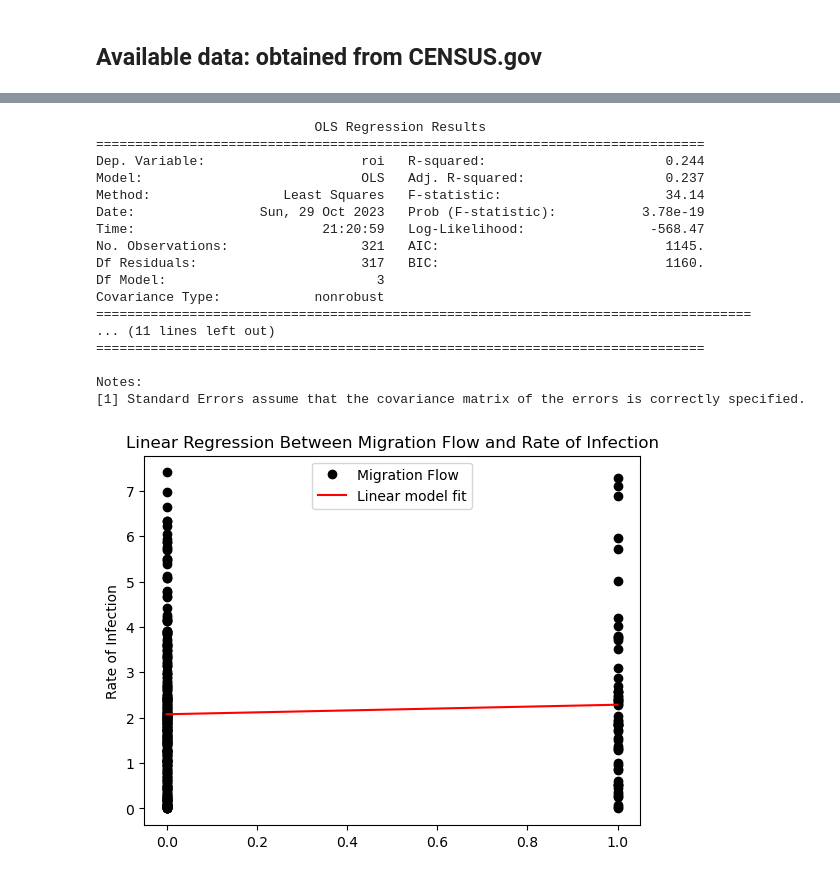
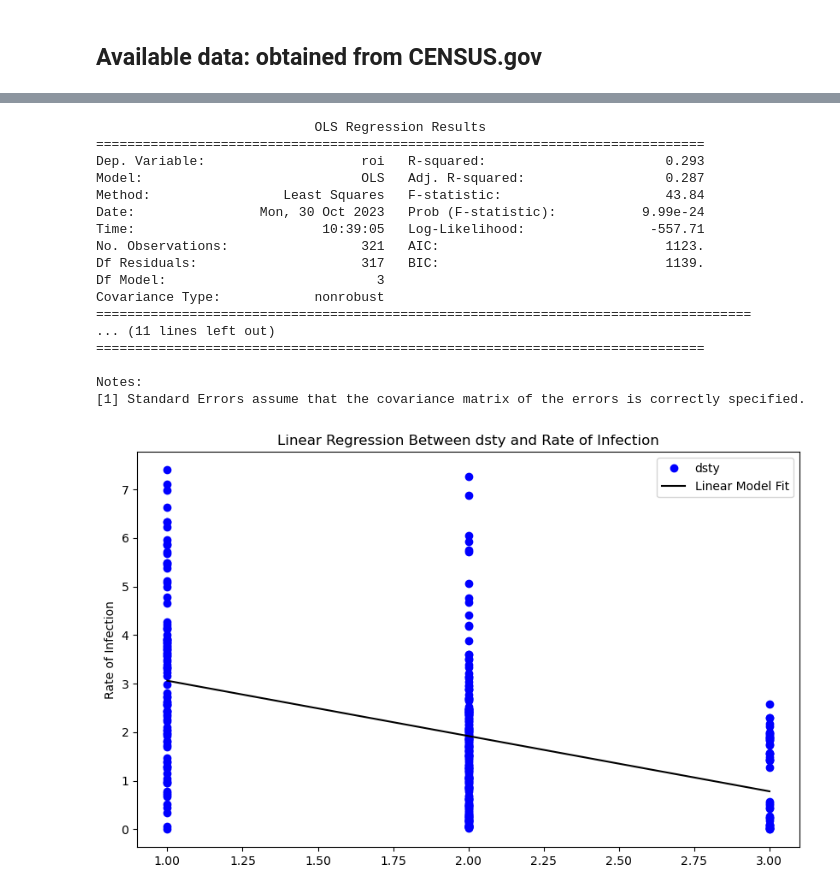
Before and after one commit to BeltranVV/Project1, a Jupyter notebook: Project.ipynb, the cells around one changed output, grey strips where cells are left out. Saved outputs shown, nothing was run; the diff lists cells and outputs as text; code cells hidden in the pictures.

```diff
--- a/Project.ipynb
+++ b/Project.ipynb
@@ -93,0 +59,14 @@ Average Mig Flow: 142.09657320872273
+# %%
+#high density pop?
+average_densty = sum_cases_by_county['population density'].mean()
+print(average_densty)
+window_size = 60 #adjustable
+def categorize_densty(popdens):
+    if popdens <= (average_densty - window_size):
+        return 1  # Level 1 low
+    elif (average_densty - window_size) <popdens <= (average_densty + window_size):
+        return 2  # Level 2 moderate
+    else:
+        return 3  # Level 3 high
+sum_cases_by_county['density_level'] = sum_cases_by_county['population density'].apply(categorize_densty)
+sum_cases_by_county
@@ -94,3 +88,6 @@ Average Mig Flow: 142.09657320872273
 # %%
 sum_cases_by_county['roi'] = np.log1p(sum_cases_by_county['rate of infection'])
-sum_cases_by_county['pd'] = np.log1p(sum_cases_by_county['population density'])
+sum_cases_by_county['mf'] = np.log1p(sum_cases_by_county['migration flow'])
+#sum_cases_by_county['pd'] = np.log1p(sum_cases_by_county['population density'])
+excel_file_path = 'sum_cases_by_county.xlsx'
+sum_cases_by_county.to_excel(excel_file_path, index=False)
@@ -162,23 +154,22 @@ Notes:
 # %%
-sum_cases_by_county['Interaction Term'] = sum_cases_by_county['pd'] * sum_cases_by_county['mig flow_binary']
-
-X_4 = sum_cases_by_county[['pd', 'mig flow_binary', 'Interaction Term']]
-X_5= sm.add_constant(X_4)
-
+sum_cases_by_county['Interaction Term'] = sum_cases_by_county['mf'] * sum_cases_by_county['density_level']
+#print(sum_cases_by_county)
+X_4 = sum_cases_by_county[['density_level','mf',  'Interaction Term']]
+X_4 = sm.add_constant(X_4)
 y_3 = sum_cases_by_county['roi']
-model_2 = sm.OLS(y_3, X_5).fit()
+model_2 = sm.OLS(y_3, X_4).fit()
 results_2 = model_2.summary()
 print(results_2)
 # %% [output]
                             OLS Regression Results
 ==============================================================================
-Dep. Variable:                    roi   R-squared:                       0.244
-Model:                            OLS   Adj. R-squared:                  0.237
-Method:                 Least Squares   F-statistic:                     34.14
-Date:                Sun, 29 Oct 2023   Prob (F-statistic):           3.78e-19
-Time:                        21:20:59   Log-Likelihood:                -568.47
-No. Observations:                 321   AIC:                             1145.
-Df Residuals:                     317   BIC:                             1160.
+Dep. Variable:                    roi   R-squared:                       0.293
+Model:                            OLS   Adj. R-squared:                  0.287
+Method:                 Least Squares   F-statistic:                     43.84
+Date:                Mon, 30 Oct 2023   Prob (F-statistic):           9.99e-24
+Time:                        10:39:05   Log-Likelihood:                -557.71
+No. Observations:                 321   AIC:                             1123.
+Df Residuals:                     317   BIC:                             1139.
 Df Model:                           3
 Covariance Type:            nonrobust
 ====================================================================================
@@ -188,23 +179,22 @@ Covariance Type:            nonrobust
 Notes:
 [1] Standard Errors assume that the covariance matrix of the errors is correctly specified.
 # %%
-X_m = np.c_[np.ones(len(sum_cases_by_county)), sum_cases_by_county['mig flow_binary']]
+X_m = np.c_[np.ones(len(sum_cases_by_county)), sum_cases_by_county['density_level']]
 y_m = sum_cases_by_county['roi']
-
 X_m = sm.add_constant(X_m)
 model = sm.OLS(y_m, X_m).fit()
 INTERCEPT2, SLOPE2 = model.params[0], model.params[1]
 
-tempx2 = [0, 1]
+tempx2 = [1, 2, 3]
 plotting_temp2 = [SLOPE2 * x + INTERCEPT2 for x in tempx2]
 
-plt.plot(sum_cases_by_county['mig flow_binary'], sum_cases_by_county['roi'], 'ko')
-plt.plot(tempx2, plotting_temp2, 'r-')
-
+plt.figure(figsize=(10, 6))
+plt.plot(sum_cases_by_county['density_level'], sum_cases_by_county['roi'], 'bo')
+plt.plot(tempx2, plotting_temp2, 'k-')
 plt.ylabel('Rate of Infection')
-plt.title('Linear Regression Between Migration Flow and Rate of Infection')
-plt.legend(['Migration Flow', 'Linear model fit'])
+plt.title('Linear Regression Between dsty and Rate of Infection')
+plt.legend(['dsty', 'Linear Model Fit'])
 plt.show()
 # %% [output]
-[figure, old version]
+[figure, new version]
 # %%
```
Also changed, not shown: parts of 12 cells of this notebook.
